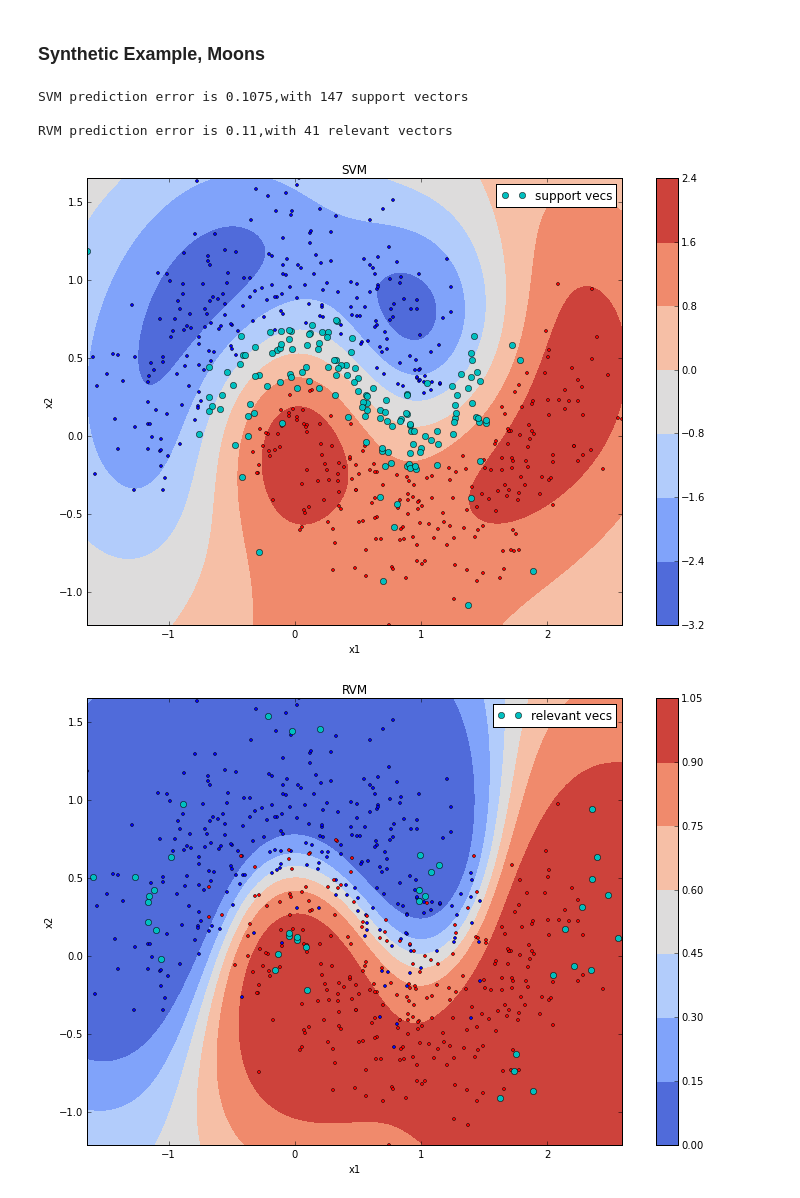
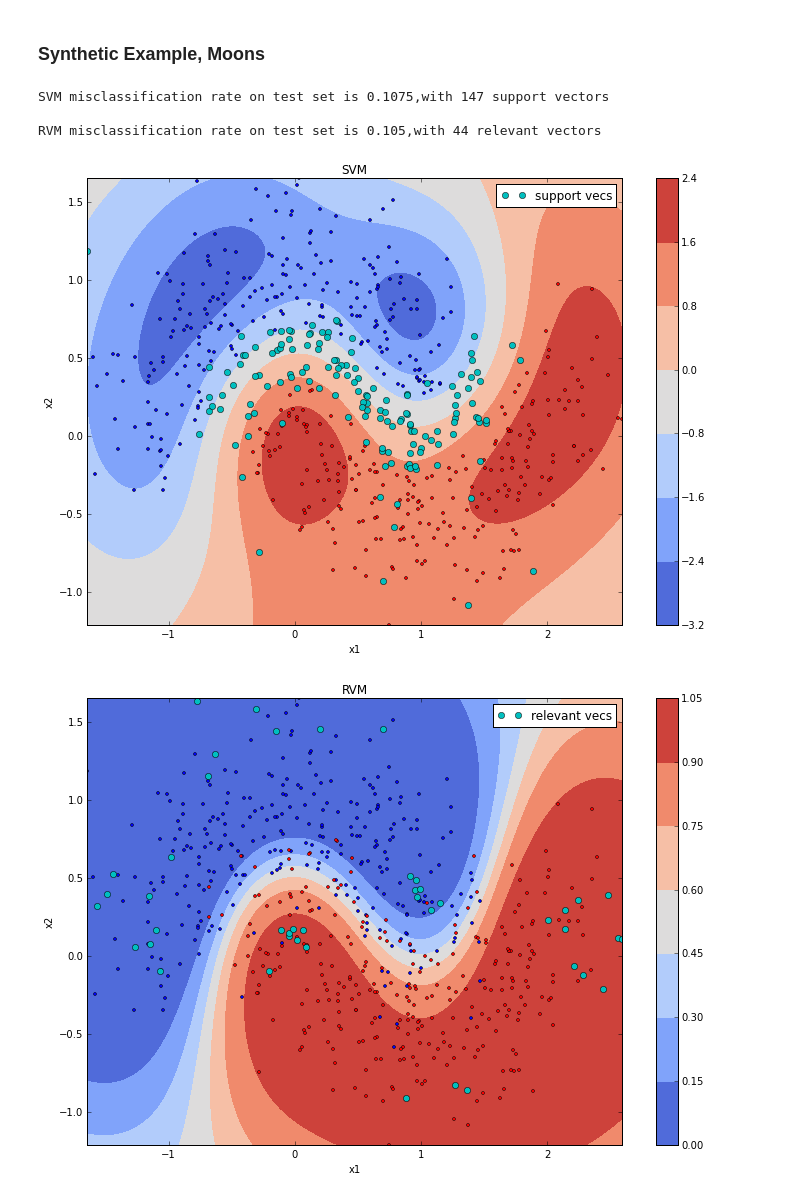
Before and after one commit to AmazaspShumik/sklearn-bayes, a Jupyter notebook: Relevance Vector Machine & ARD/rvm_vs_svm_classification_demo.ipynb, the cells around one changed output. Saved outputs shown, nothing was run; the diff lists cells and outputs as text; code cells hidden in the pictures.

```diff
--- a/Relevance Vector Machine & ARD/rvm_vs_svm_classification_demo.ipynb
+++ b/Relevance Vector Machine & ARD/rvm_vs_svm_classification_demo.ipynb
@@ -43,8 +43,8 @@ svm_error = np.sum(y!=svc.predict(x)) / (n * test_proportion)
 rvm_error = np.sum(y!=rvm.predict(x)) / (n * test_proportion)
 svecs = svc.best_estimator_.support_vectors_.shape[0]
 rvecs = np.sum(rvm.active)
-svm_message = "SVM prediction error is {0},with {1} support vectors\n"
-rvm_message = "RVM prediction error is {0},with {1} relevant vectors\n"
+svm_message = "SVM misclassification rate on test set is {0},with {1} support vectors\n"
+rvm_message = "RVM misclassification rate on test set is {0},with {1} relevant vectors\n"
 print svm_message.format(svm_error, svecs)
 print rvm_message.format(rvm_error, rvecs)
 
@@ -68,34 +68,34 @@ models  = [sv_grid, rv_grid]
 model_names = ["SVM","RVM"]
 
 for model, model_name in zip(models, model_names):
     plt.figure(figsize = (12,8))
     plt.contourf(X1,X2,np.reshape(model,(n_grid,n_grid)),
                        cmap="coolwarm",
                        figsize = (10,16))
     plt.colorbar()
     plt.plot(X[Y==0,0],X[Y==0,1],"bo", markersize = 3)
     plt.plot(X[Y==1,0],X[Y==1,1],"ro", markersize = 3)
     # plot 'support' or 'relevant' vectors
     svrv = None
     point_label = None
     if model_name == "SVM":
         svrv = svc.best_estimator_.support_vectors_
         point_label = "support vecs"
     else:
         svrv = rvm.Xraw[rvm.active[1:],:]
         point_label = "relevant vecs"
     plt.plot(svrv[:,0],svrv[:,1],'co',markersize=6,label=point_label)
     plt.plot()
     title = model_name
     plt.title(title)
     plt.xlabel("x1")
     plt.ylabel("x2")
     plt.legend()
     plt.show()
 # %% [output]
-SVM prediction error is 0.1075,with 147 support vectors
+SVM misclassification rate on test set is 0.1075,with 147 support vectors
 
-RVM prediction error is 0.11,with 41 relevant vectors
+RVM misclassification rate on test set is 0.105,with 44 relevant vectors
 [figure]
-[figure, old version]
+[figure, new version]
 # %% [raw]
```
Also changed, not shown: parts of 1 cell of this notebook.
